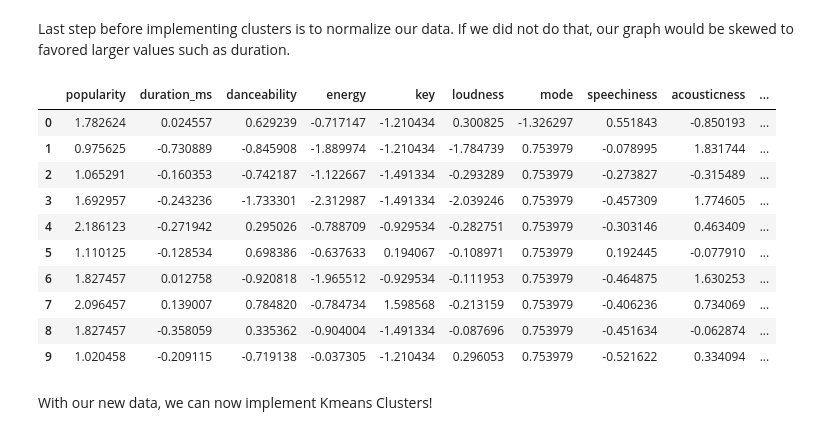
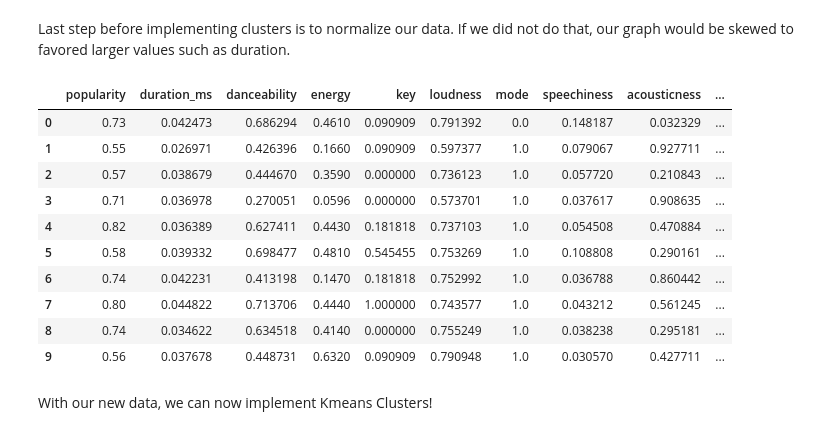
Before and after one commit to Kruvalcaba85/CS-450-Project, a Jupyter notebook: Kevin Ruvalcaba/CS 450 Project/Spotify Music Recommender.ipynb, the cells around one changed output. Saved outputs shown, nothing was run; the diff lists cells and outputs as text; code cells hidden in the pictures.

```diff
--- a/Kevin Ruvalcaba/CS 450 Project/Spotify Music Recommender.ipynb
+++ b/Kevin Ruvalcaba/CS 450 Project/Spotify Music Recommender.ipynb
@@ -86,21 +86,21 @@ New dimensions of dataset: (113999, 14)
 Last step before implementing clusters is to normalize our data. If we did not do that, our graph would be skewed to favored larger values such as duration.
 # %%
 final_df = dropped_df.copy()
-final_df = StandardScaler().fit_transform(final_df)
+final_df = MinMaxScaler().fit_transform(final_df)
 final_df = pd.DataFrame(final_df, columns=dropped_df.columns)
 final_df.head(10)
 # %% [output]
 |  | popularity | duration_ms | danceability | energy | key | loudness | mode | speechiness | acousticness | ... |
-| 0 | 1.782624 | 0.024557 | 0.629239 | -0.717147 | -1.210434 | 0.300825 | -1.326297 | 0.551843 | -0.850193 | ... |
-| 1 | 0.975625 | -0.730889 | -0.845908 | -1.889974 | -1.210434 | -1.784739 | 0.753979 | -0.078995 | 1.831744 | ... |
-| 2 | 1.065291 | -0.160353 | -0.742187 | -1.122667 | -1.491334 | -0.293289 | 0.753979 | -0.273827 | -0.315489 | ... |
-| 3 | 1.692957 | -0.243236 | -1.733301 | -2.312987 | -1.491334 | -2.039246 | 0.753979 | -0.457309 | 1.774605 | ... |
-| 4 | 2.186123 | -0.271942 | 0.295026 | -0.788709 | -0.929534 | -0.282751 | 0.753979 | -0.303146 | 0.463409 | ... |
-| 5 | 1.110125 | -0.128534 | 0.698386 | -0.637633 | 0.194067 | -0.108971 | 0.753979 | 0.192445 | -0.077910 | ... |
-| 6 | 1.827457 | 0.012758 | -0.920818 | -1.965512 | -0.929534 | -0.111953 | 0.753979 | -0.464875 | 1.630253 | ... |
-| 7 | 2.096457 | 0.139007 | 0.784820 | -0.784734 | 1.598568 | -0.213159 | 0.753979 | -0.406236 | 0.734069 | ... |
-| 8 | 1.827457 | -0.358059 | 0.335362 | -0.904004 | -1.491334 | -0.087696 | 0.753979 | -0.451634 | -0.062874 | ... |
-| 9 | 1.020458 | -0.209115 | -0.719138 | -0.037305 | -1.210434 | 0.296053 | 0.753979 | -0.521622 | 0.334094 | ... |
+| 0 | 0.73 | 0.042473 | 0.686294 | 0.4610 | 0.090909 | 0.791392 | 0.0 | 0.148187 | 0.032329 | ... |
+| 1 | 0.55 | 0.026971 | 0.426396 | 0.1660 | 0.090909 | 0.597377 | 1.0 | 0.079067 | 0.927711 | ... |
+| 2 | 0.57 | 0.038679 | 0.444670 | 0.3590 | 0.000000 | 0.736123 | 1.0 | 0.057720 | 0.210843 | ... |
+| 3 | 0.71 | 0.036978 | 0.270051 | 0.0596 | 0.000000 | 0.573701 | 1.0 | 0.037617 | 0.908635 | ... |
+| 4 | 0.82 | 0.036389 | 0.627411 | 0.4430 | 0.181818 | 0.737103 | 1.0 | 0.054508 | 0.470884 | ... |
+| 5 | 0.58 | 0.039332 | 0.698477 | 0.4810 | 0.545455 | 0.753269 | 1.0 | 0.108808 | 0.290161 | ... |
+| 6 | 0.74 | 0.042231 | 0.413198 | 0.1470 | 0.181818 | 0.752992 | 1.0 | 0.036788 | 0.860442 | ... |
+| 7 | 0.80 | 0.044822 | 0.713706 | 0.4440 | 1.000000 | 0.743577 | 1.0 | 0.043212 | 0.561245 | ... |
+| 8 | 0.74 | 0.034622 | 0.634518 | 0.4140 | 0.000000 | 0.755249 | 1.0 | 0.038238 | 0.295181 | ... |
+| 9 | 0.56 | 0.037678 | 0.448731 | 0.6320 | 0.090909 | 0.790948 | 1.0 | 0.030570 | 0.427711 | ... |
 # %% [markdown]
 With our new data, we can now implement Kmeans Clusters!
 # %% [markdown]
```
Also changed, not shown: parts of 7 cells of this notebook.
